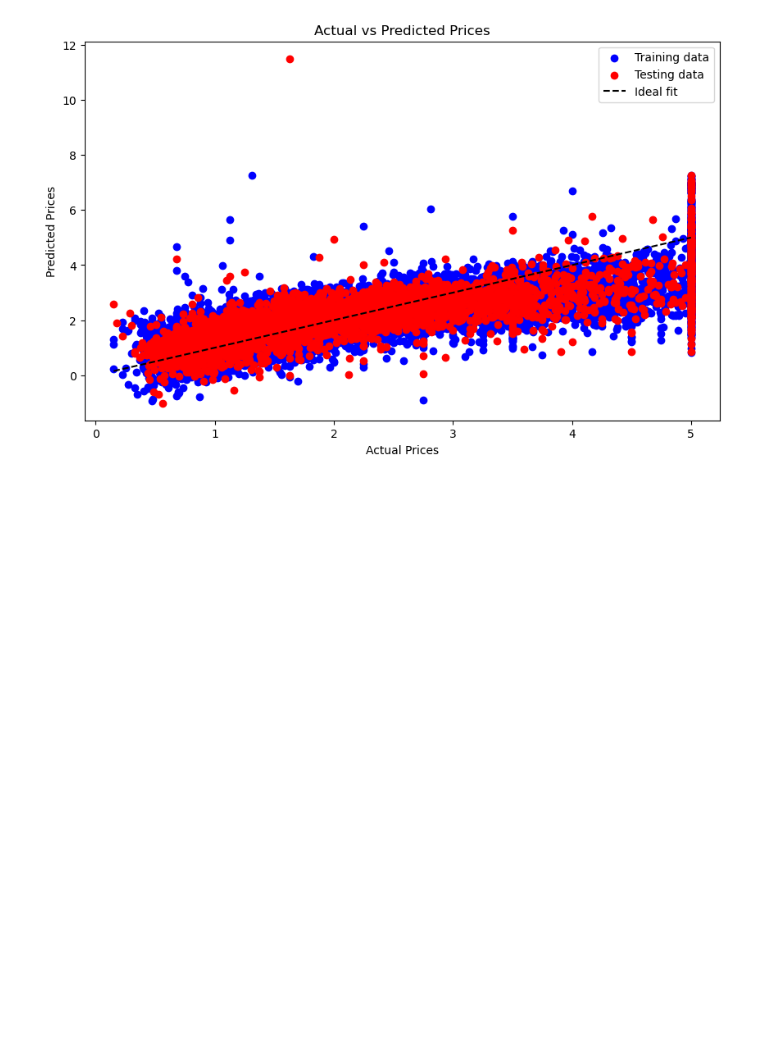
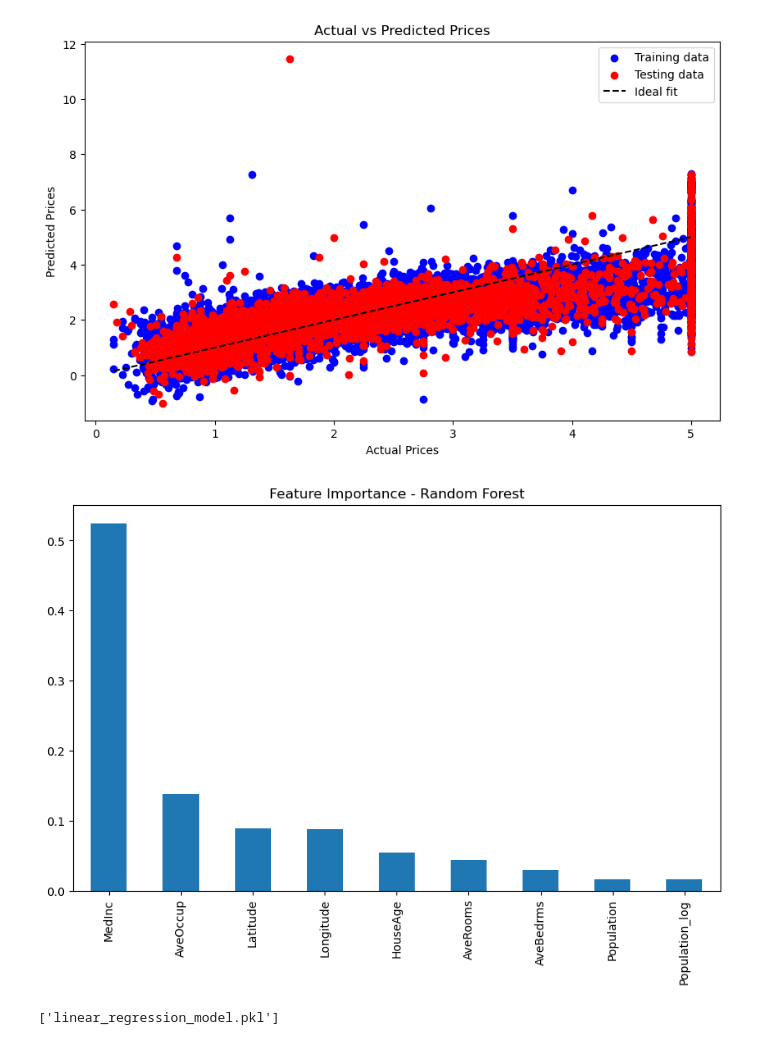
Before and after one commit to ruairi-mcc/California-Housing---Linear-Regression, a Jupyter notebook: California Housing Linear Regression.ipynb, the cells around one changed output. Saved outputs shown, nothing was run; the diff lists cells and outputs as text; code cells hidden in the pictures; blank space fills up the shorter version.

```diff
--- a/California Housing Linear Regression.ipynb
+++ b/California Housing Linear Regression.ipynb
@@ -125,3 +173,19 @@ plt.title('Actual vs Predicted Prices')
 plt.show()
 # %% [output]
 [figure]
+# %%
+## Feature Importance (Random Forest)
+
+feature_importances = pd.Series(rf.feature_importances_, index=X.columns).sort_values(ascending=False)
+plt.figure(figsize=(10, 6))
+feature_importances.plot(kind='bar')
+plt.title("Feature Importance - Random Forest")
+plt.show()
+# %% [output]
+[figure, added]
+# %%
+## Save Model (Optional)
+import joblib
+joblib.dump(model, 'linear_regression_model.pkl')
+# %% [output]
+['linear_regression_model.pkl']
```
Also changed, not shown: parts of 18 cells of this notebook.
